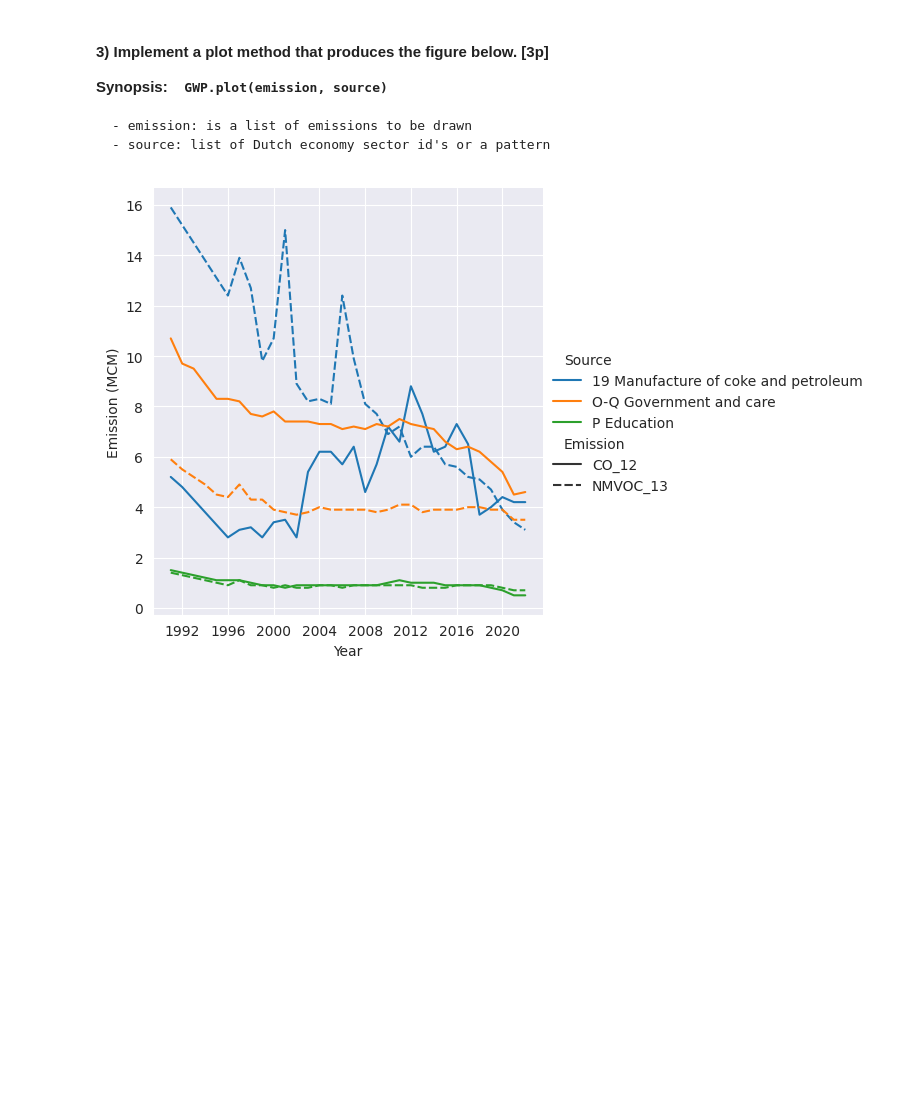
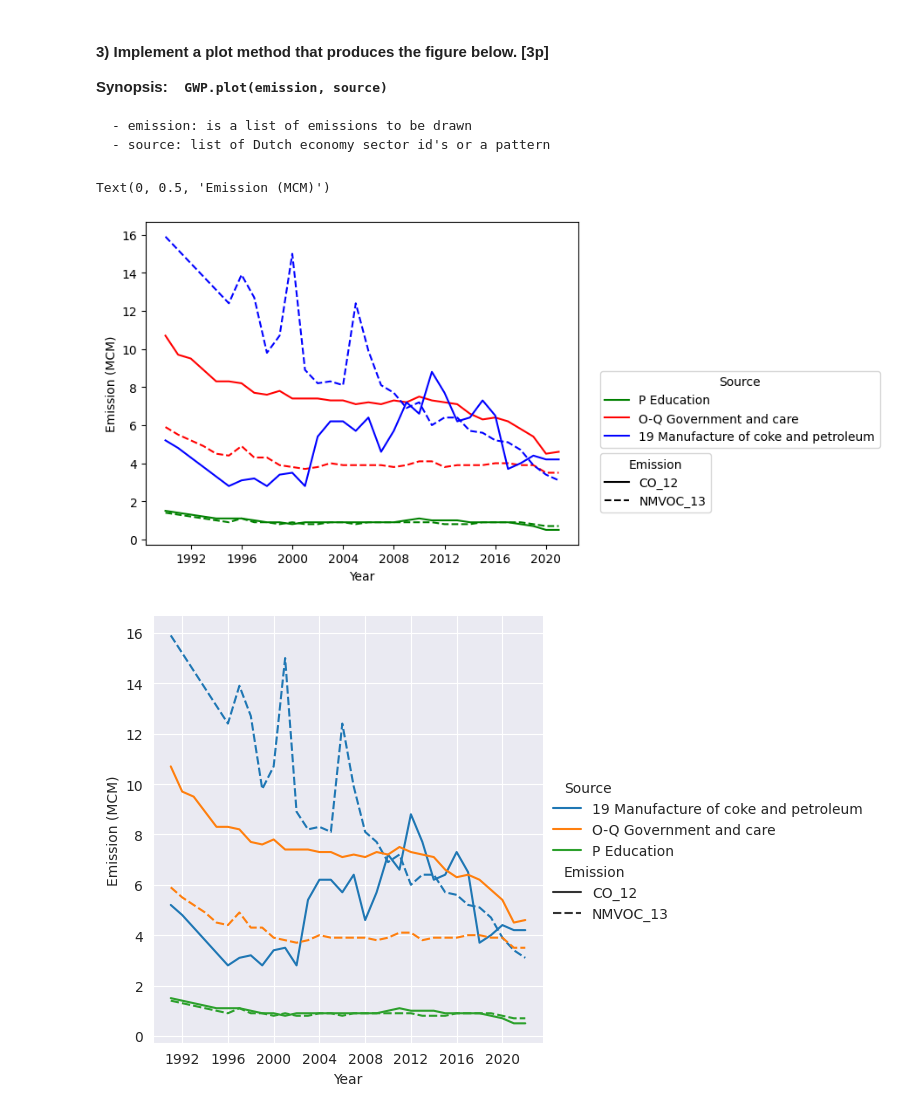
Before and after one commit to infinityjay/EfDS, a Jupyter notebook: 08_dv/assignment_C/assignment_c.ipynb, the cells around one changed output. Drawn from its saved outputs; the diff is of its cells as text; code cells hidden in the pictures; blank space fills up the shorter version.

```diff
--- a/08_dv/assignment_C/assignment_c.ipynb
+++ b/08_dv/assignment_C/assignment_c.ipynb
@@ -76,6 +117,44 @@ The [greenhouse equivalents](https://www.cbs.nl/en-gb/news/2020/19/uitstoot-broe
 
     - emission: is a list of emissions to be drawn
     - source: list of Dutch economy sector id's or a pattern
+# %%
+import matplotlib.pyplot as plt
+
+emi = gwp.emission
+sour = gwp.emission_sources
+data = gwp.data
+
+emission=['CO_12', 'NMVOC_13']
+source=['education', 'government','320000' ]
+color = ['g', 'r', 'b']
+line_type = ['-', '--']
+label_1 = []
+
+fig, axes = plt.subplots()
+for i in range(len(source)):
+    filtered_df = sour[sour['Title'].str.contains(source[i], case = False) | sour['DutchEconomy'].str.contains(source[i], case = False)]
+    label_1.append(filtered_df.iloc[0]["Title"])
+    selected_data = data.loc[data['Source'] == filtered_df.iloc[0]["Title"]]
+    x_ = selected_data['Date']
+    for j in range(len(emission)):
+        y_ = selected_data[emission[j]]
+        axes.plot(x_, y_, color = color[i], linestyle = line_type[j])
+
+lines = axes.get_lines()
+dummy_lines = []
+for j in range(len(emission)):
+     dummy_lines.append(axes.plot([],[], c="black", ls = line_type[j])[0])
+
+legend1 = plt.legend([dummy_lines[i] for i in [0,1]], emission, title = "Emission",
+                     bbox_to_anchor=(1.05, 0.1), loc=3, borderaxespad=0)
+legend2 = plt.legend([lines[i] for i in [0,2,4]], label_1, title = "Source",
+                     bbox_to_anchor=(1.05, 0.3), loc=3, borderaxespad=0)
+axes.add_artist(legend1)
+plt.xlabel("Year")
+plt.ylabel("Emission (MCM)")
+# %% [output]
+Text(0, 0.5, 'Emission (MCM)')
+[figure, added]
 # %%
 gwp.plot(emission=['CO_12', 'NMVOC_13'],source=['education', 'government','320000' ]);
 # %% [output]
```
Also changed, not shown: parts of 4 cells of this notebook, 3 other files.
